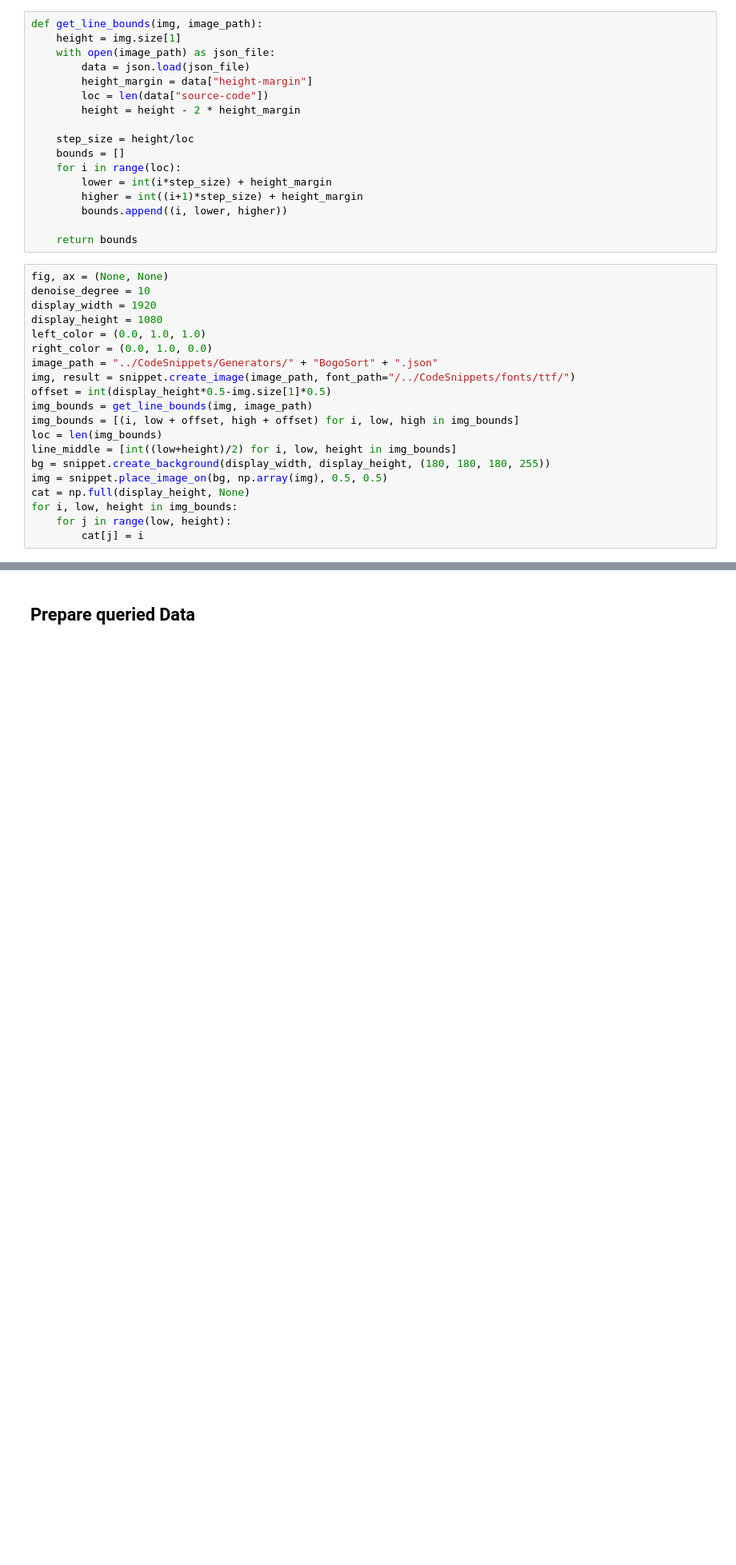
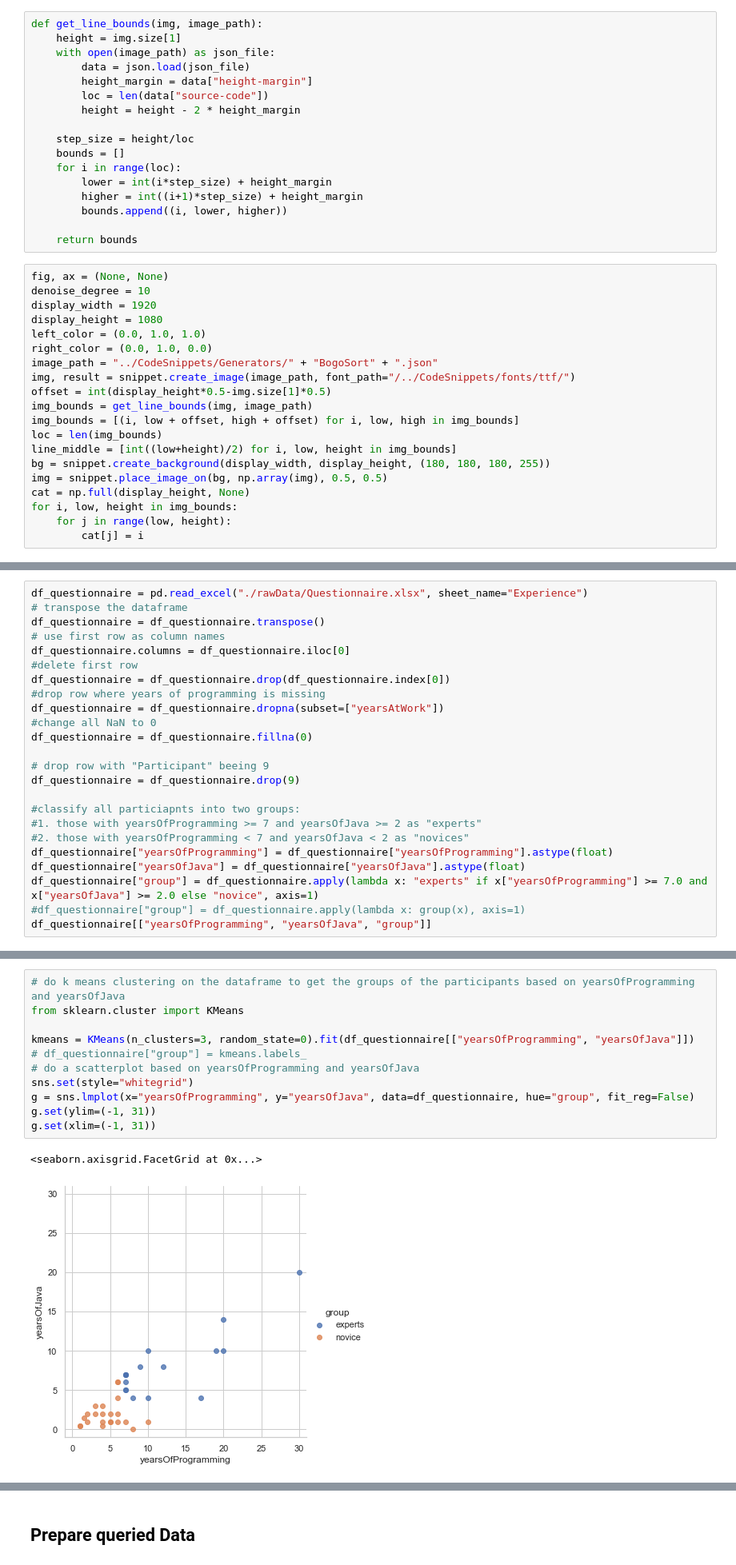
Before and after one commit to brains-on-code/NoviceVsExpert, a Jupyter notebook: dataEvaluation/scratch.ipynb, the cells around one changed output, grey strips where cells are left out. Shown: that part at 80% size. Cells and saved outputs as stored; diff of their text form; blank space fills up the shorter version.

```diff
--- a/dataEvaluation/scratch.ipynb
+++ b/dataEvaluation/scratch.ipynb
@@ -63,0 +67,24 @@ for i, low, height in img_bounds:
+# %%
+df_questionnaire = pd.read_excel("./rawData/Questionnaire.xlsx", sheet_name="Experience")
+# transpose the dataframe
+df_questionnaire = df_questionnaire.transpose()
+# use first row as column names
+df_questionnaire.columns = df_questionnaire.iloc[0]
+#delete first row
+df_questionnaire = df_questionnaire.drop(df_questionnaire.index[0])
+#drop row where years of programming is missing
+df_questionnaire = df_questionnaire.dropna(subset=["yearsAtWork"])
+#change all NaN to 0
+df_questionnaire = df_questionnaire.fillna(0)
+
+# drop row with "Participant" beeing 9
+df_questionnaire = df_questionnaire.drop(9)
+
+#classify all particiapnts into two groups:
+#1. those with yearsOfProgramming >= 7 and yearsOfJava >= 2 as "experts"
+#2. those with yearsOfProgramming < 7 and yearsOfJava < 2 as "novices"
+df_questionnaire["yearsOfProgramming"] = df_questionnaire["yearsOfProgramming"].astype(float)
+df_questionnaire["yearsOfJava"] = df_questionnaire["yearsOfJava"].astype(float)
+df_questionnaire["group"] = df_questionnaire.apply(lambda x: "experts" if x["yearsOfProgramming"] >= 7.0 and x["yearsOfJava"] >= 2.0 else "novice", axis=1)
+#df_questionnaire["group"] = df_questionnaire.apply(lambda x: group(x), axis=1)
+df_questionnaire[["yearsOfProgramming", "yearsOfJava", "group"]]
@@ -63,0 +125,14 @@ for i, low, height in img_bounds:
+# %%
+# do k means clustering on the dataframe to get the groups of the participants based on yearsOfProgramming and yearsOfJava
+from sklearn.cluster import KMeans
+
+kmeans = KMeans(n_clusters=3, random_state=0).fit(df_questionnaire[["yearsOfProgramming", "yearsOfJava"]])
+# df_questionnaire["group"] = kmeans.labels_
+# do a scatterplot based on yearsOfProgramming and yearsOfJava
+sns.set(style="whitegrid")
+g = sns.lmplot(x="yearsOfProgramming", y="yearsOfJava", data=df_questionnaire, hue="group", fit_reg=False)
+g.set(ylim=(-1, 31))
+g.set(xlim=(-1, 31))
+# %% [output]
+<seaborn.axisgrid.FacetGrid at 0x...>
+[figure, added]
```
Also changed, not shown: parts of 27 cells of this notebook, 4 other files.
